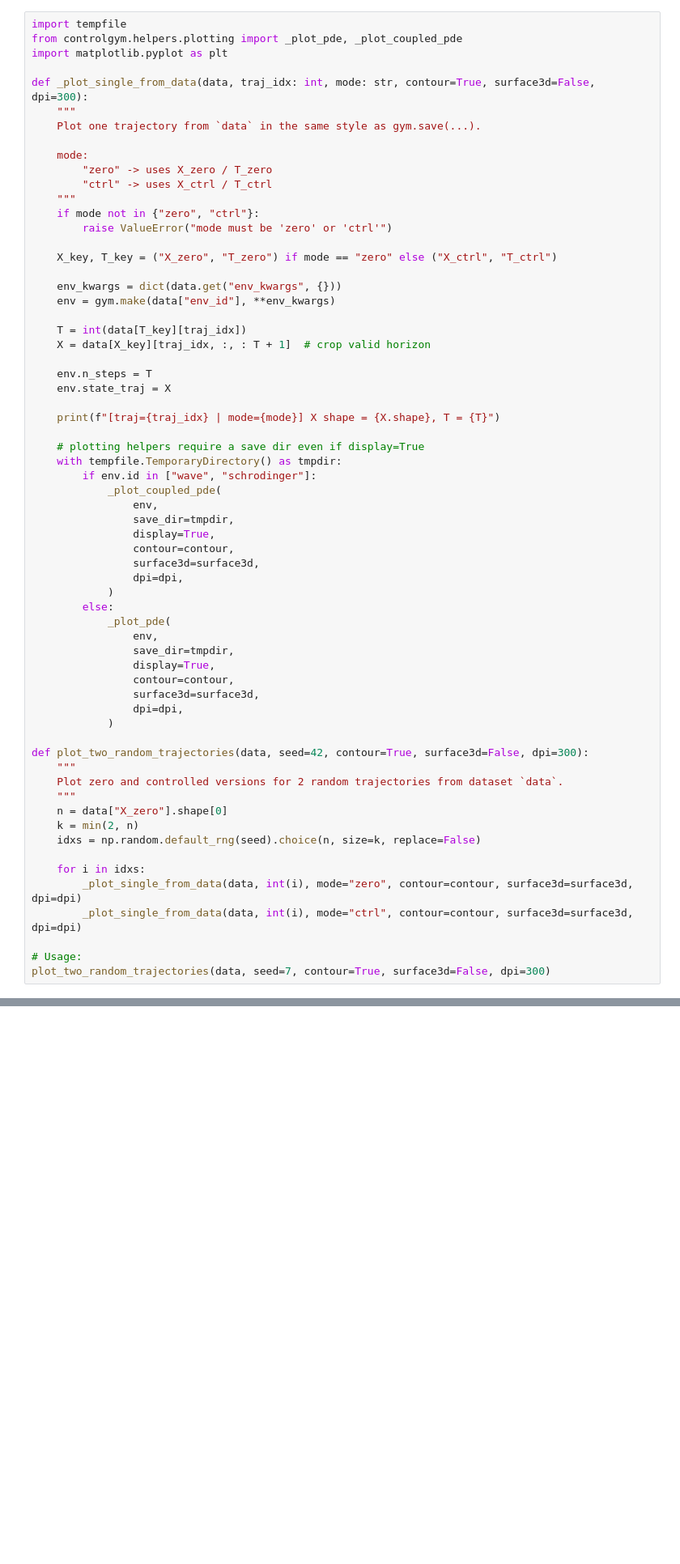
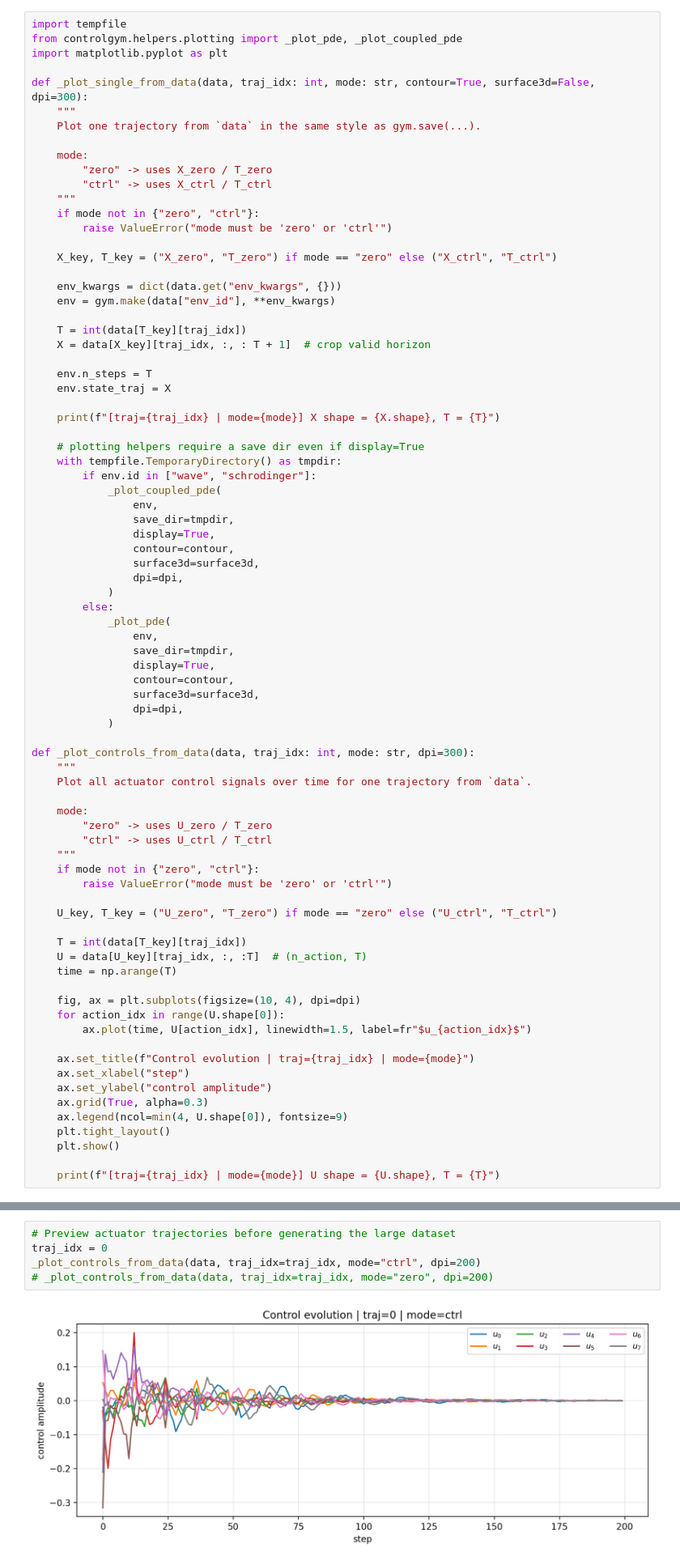
Before and after one commit to SOLARIS-JHU/controlgym, a Jupyter notebook: linearPDE_data_gen.ipynb, the cells around one changed output, grey strips where cells are left out. Shown at 81% size. Drawn from its saved outputs; the diff is of its cells as text; blank space fills up the shorter version.

```diff
--- a/linearPDE_data_gen.ipynb
+++ b/linearPDE_data_gen.ipynb
@@ -264,17 +310,33 @@ def _plot_single_from_data(data, traj_idx: int, mode: str, contour=True, surface
                 dpi=dpi,
             )
 
-def plot_two_random_trajectories(data, seed=42, contour=True, surface3d=False, dpi=300):
+def _plot_controls_from_data(data, traj_idx: int, mode: str, dpi=300):
     """
-    Plot zero and controlled versions for 2 random trajectories from dataset `data`.
+    Plot all actuator control signals over time for one trajectory from `data`.
+
+    mode:
+        "zero" -> uses U_zero / T_zero
+        "ctrl" -> uses U_ctrl / T_ctrl
     """
-    n = data["X_zero"].shape[0]
-    k = min(2, n)
-    idxs = np.random.default_rng(seed).choice(n, size=k, replace=False)
+    if mode not in {"zero", "ctrl"}:
+        raise ValueError("mode must be 'zero' or 'ctrl'")
 
-    for i in idxs:
-        _plot_single_from_data(data, int(i), mode="zero", contour=contour, surface3d=surface3d, dpi=dpi)
-        _plot_single_from_data(data, int(i), mode="ctrl", contour=contour, surface3d=surface3d, dpi=dpi)
+    U_key, T_key = ("U_zero", "T_zero") if mode == "zero" else ("U_ctrl", "T_ctrl")
 
-# Usage:
-plot_two_random_trajectories(data, seed=7, contour=True, surface3d=False, dpi=300)
+    T = int(data[T_key][traj_idx])
+    U = data[U_key][traj_idx, :, :T]  # (n_action, T)
+    time = np.arange(T)
+
+    fig, ax = plt.subplots(figsize=(10, 4), dpi=dpi)
+    for action_idx in range(U.shape[0]):
+        ax.plot(time, U[action_idx], linewidth=1.5, label=fr"$u_{action_idx}$")
+
+    ax.set_title(f"Control evolution | traj={traj_idx} | mode={mode}")
+    ax.set_xlabel("step")
+    ax.set_ylabel("control amplitude")
+    ax.grid(True, alpha=0.3)
+    ax.legend(ncol=min(4, U.shape[0]), fontsize=9)
+    plt.tight_layout()
+    plt.show()
+
+    print(f"[traj={traj_idx} | mode={mode}] U shape = {U.shape}, T = {T}")
@@ -305,0 +359,7 @@ _plot_single_from_data(data, int(i), mode="ctrl", contour=contour, surface3d=sur
+# %%
+# Preview actuator trajectories before generating the large dataset
+traj_idx = 0
+_plot_controls_from_data(data, traj_idx=traj_idx, mode="ctrl", dpi=200)
+# _plot_controls_from_data(data, traj_idx=traj_idx, mode="zero", dpi=200)
+# %% [output]
+[figure, added]
```
Also changed, not shown: parts of 15 cells of this notebook.
